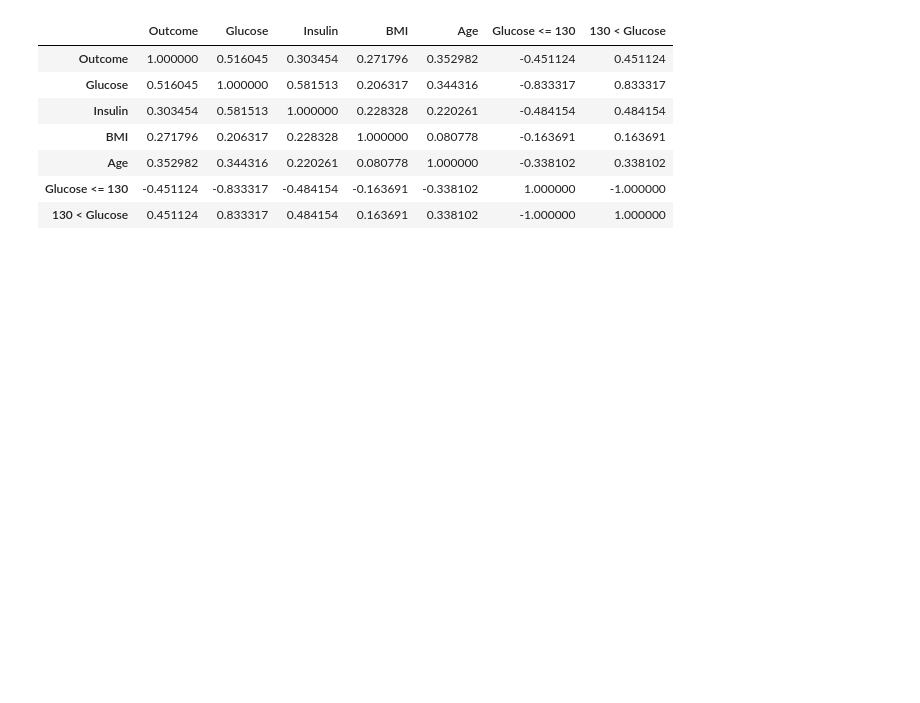
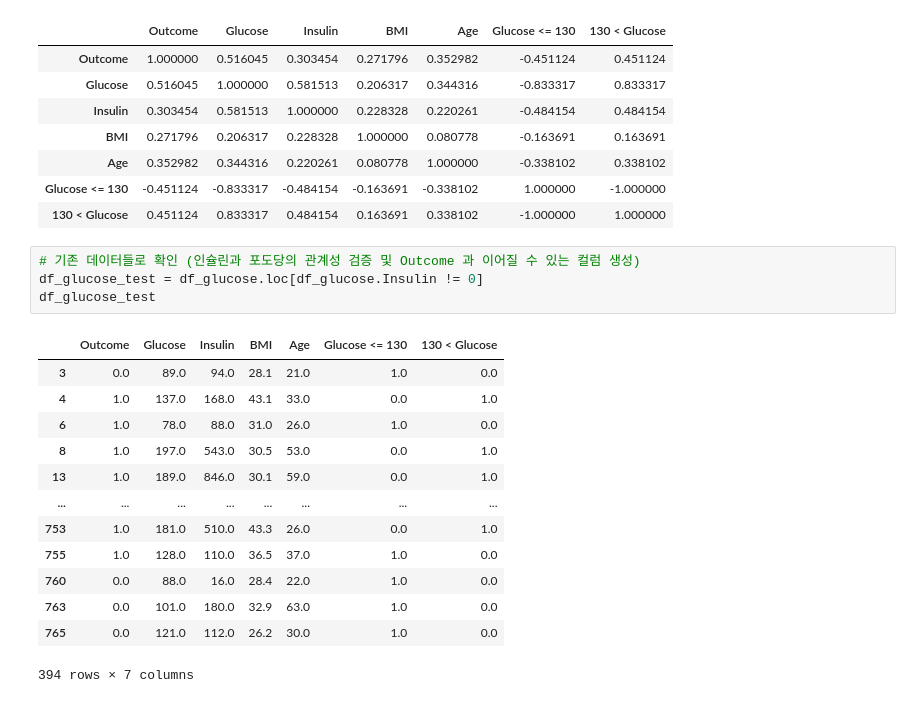
Before and after one commit to deeptudy/kaggle-pima_indians_diabetes, a Jupyter notebook: main.ipynb, the cells around one changed output. Cells and saved outputs as stored; diff of their text form; blank space fills up the shorter version.

```diff
--- a/main.ipynb
+++ b/main.ipynb
@@ -310,3 +330,21 @@ df_glucose.loc[df_glucose.Insulin != 0].corr()
 | Age | 0.352982 | 0.344316 | 0.220261 | 0.080778 | 1.000000 | -0.338102 | 0.338102 |
 | Glucose <= 130 | -0.451124 | -0.833317 | -0.484154 | -0.163691 | -0.338102 | 1.000000 | -1.000000 |
 | 130 < Glucose | 0.451124 | 0.833317 | 0.484154 | 0.163691 | 0.338102 | -1.000000 | 1.000000 |
+# %%
+# 기존 데이터들로 확인 (인슐린과 포도당의 관계성 검증 및 Outcome 과 이어질 수 있는 컬럼 생성)
+df_glucose_test = df_glucose.loc[df_glucose.Insulin != 0]
+df_glucose_test
+# %% [output]
+|  | Outcome | Glucose | Insulin | BMI | Age | Glucose <= 130 | 130 < Glucose |
+| 3 | 0.0 | 89.0 | 94.0 | 28.1 | 21.0 | 1.0 | 0.0 |
+| 4 | 1.0 | 137.0 | 168.0 | 43.1 | 33.0 | 0.0 | 1.0 |
+| 6 | 1.0 | 78.0 | 88.0 | 31.0 | 26.0 | 1.0 | 0.0 |
+| 8 | 1.0 | 197.0 | 543.0 | 30.5 | 53.0 | 0.0 | 1.0 |
+| 13 | 1.0 | 189.0 | 846.0 | 30.1 | 59.0 | 0.0 | 1.0 |
+| ... | ... | ... | ... | ... | ... | ... | ... |
+| 753 | 1.0 | 181.0 | 510.0 | 43.3 | 26.0 | 0.0 | 1.0 |
+| 755 | 1.0 | 128.0 | 110.0 | 36.5 | 37.0 | 1.0 | 0.0 |
+| 760 | 0.0 | 88.0 | 16.0 | 28.4 | 22.0 | 1.0 | 0.0 |
+| 763 | 0.0 | 101.0 | 180.0 | 32.9 | 63.0 | 1.0 | 0.0 |
+| 765 | 0.0 | 121.0 | 112.0 | 26.2 | 30.0 | 1.0 | 0.0 |
+394 rows × 7 columns
```
Also changed, not shown: parts of 10 cells of this notebook.
